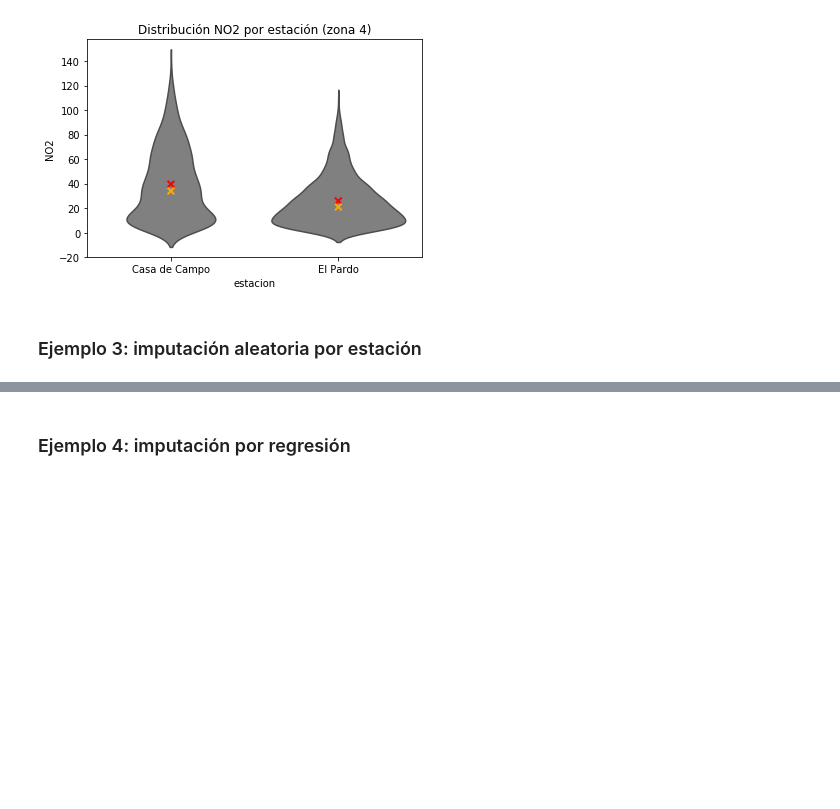
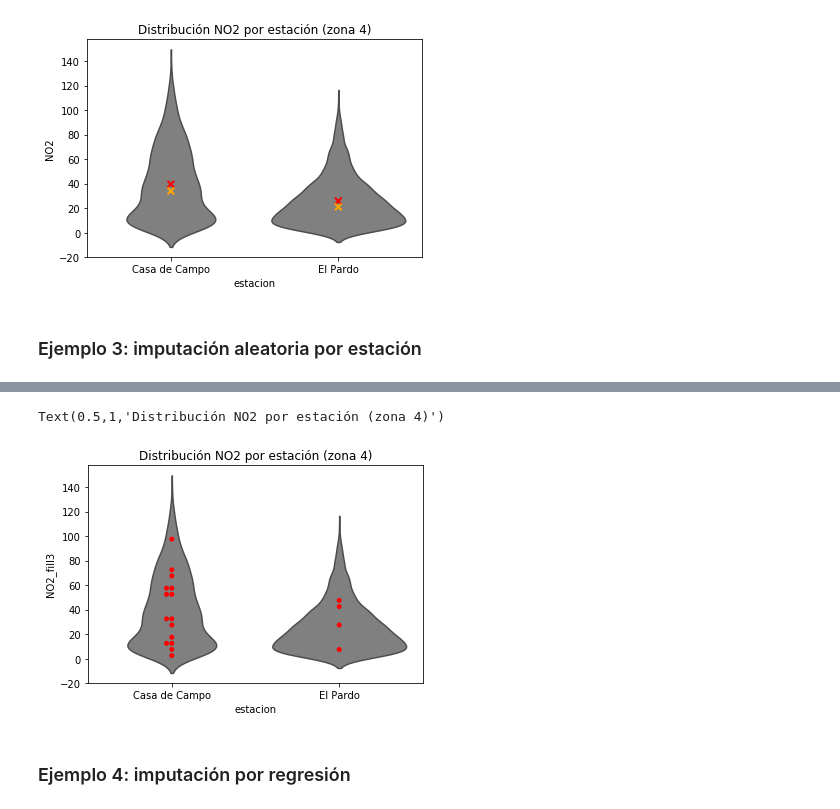
Before and after one commit to mariamedp/imputacion_valores_nulos, a Jupyter notebook: ejemplos.ipynb, the cells around one changed output, grey strips where cells are left out. Cells and saved outputs as stored; diff of their text form; code cells hidden in the pictures; blank space fills up the shorter version.

```diff
--- a/ejemplos.ipynb
+++ b/ejemplos.ipynb
@@ -93,3 +93,16 @@ Text(0.5,1,'Distribución NO2 por estación (zona 4)')
 [figure]
 # %% [markdown]
 ### Ejemplo 3: imputación aleatoria por estación
+# %%
+def make_bins(values, binwidth):
+    return np.floor(values / binwidth) * binwidth + (binwidth / 2)
+
+contaminacion['NO2_bins'] = make_bins(contaminacion.NO2, 5)
+# %%
+NO2_sample = contaminacion.groupby('estacion').apply(
+    lambda x: x[~x.missing].NO2_bins.sample(x.shape[0], replace=True)
+).reset_index().NO2_bins
+
+contaminacion['NO2_fill3'] = contaminacion.NO2.where(pd.notna(contaminacion.NO2), NO2_sample)
+
+contaminacion[pd.isna(contaminacion.NO2)].sample(5)
@@ -96,3 +116,15 @@ Text(0.5,1,'Distribución NO2 por estación (zona 4)')
+# %%
+sns.violinplot('estacion', 'NO2', data=contaminacion[contaminacion.zona == 4],
+               inner=None, color='gray', alpha=0.5)
+
+sns.swarmplot('estacion', 'NO2_fill3',
+              data=contaminacion[(contaminacion.zona == 4) & (contaminacion.missing)],
+              color='red')
+
+plt.title("Distribución NO2 por estación (zona 4)")
+# %% [output]
+Text(0.5,1,'Distribución NO2 por estación (zona 4)')
+[figure, added]
 # %% [markdown]
 ### Ejemplo 4: imputación por regresión
 # %% [markdown]
```
Also changed, not shown: parts of 4 cells of this notebook.
